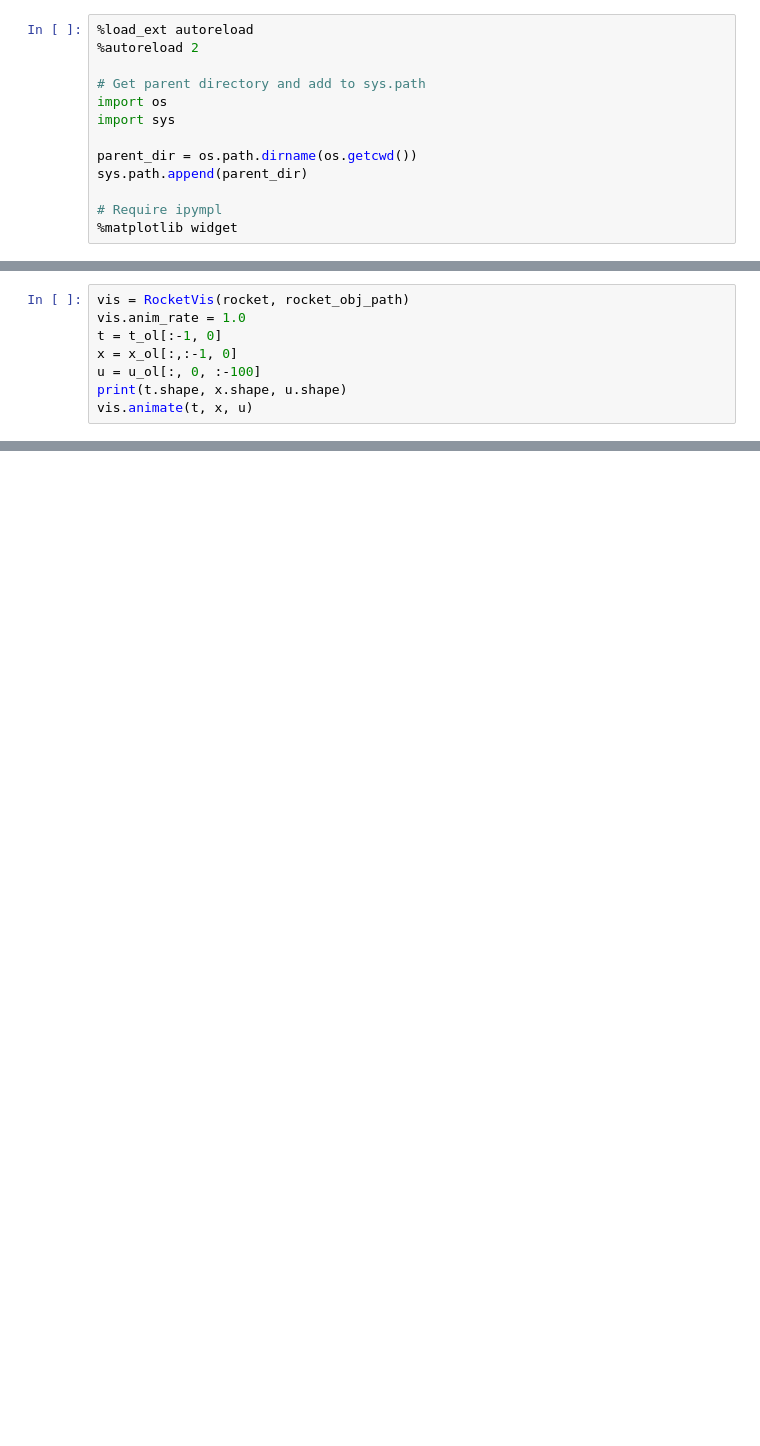
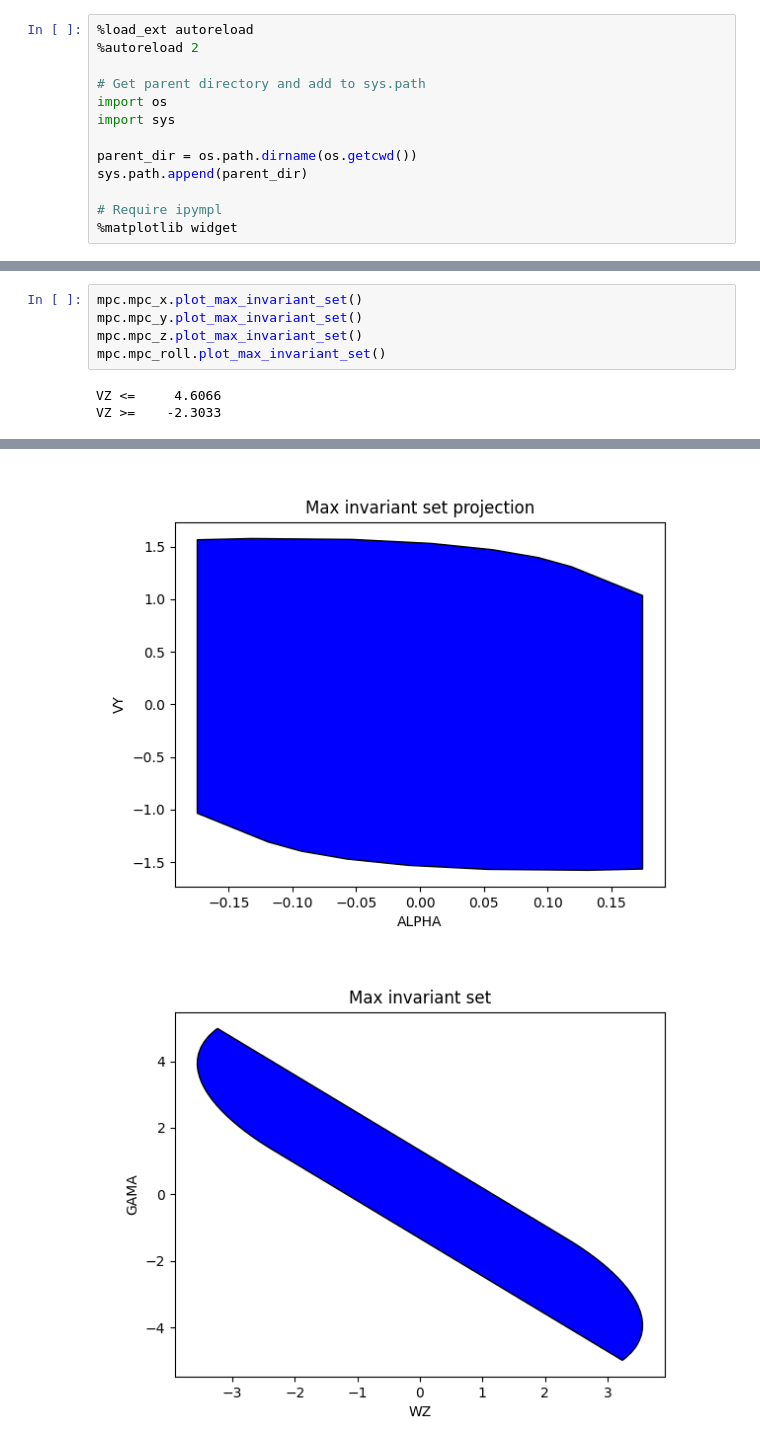
Before and after one commit to jverbois/Model-Predictive-Control-Project, a Jupyter notebook: Deliverable_3_1/Deliverable_3_1.ipynb, the cells around one changed output, grey strips where cells are left out. Cells and saved outputs as stored; diff of their text form; blank space fills up the shorter version.

```diff
--- a/Deliverable_3_1/Deliverable_3_1.ipynb
+++ b/Deliverable_3_1/Deliverable_3_1.ipynb
@@ -239,11 +99,11 @@ AppLayout(children=(HBox(children=(Play(value=0, description='Press play', inter
     N Arrays:   0,
   'thrust_mesh_points': array([[ 0. ,  0. ,  0. ],
          [ 0. ,  0. , -2.5]])}}
-# %%
-vis = RocketVis(rocket, rocket_obj_path)
-vis.anim_rate = 1.0
-t = t_ol[:-1, 0]
-x = x_ol[:,:-1, 0]
-u = u_ol[:, 0, :-100]
-print(t.shape, x.shape, u.shape)
-vis.animate(t, x, u)
+# %%
+mpc.mpc_x.plot_max_invariant_set()
+mpc.mpc_y.plot_max_invariant_set()
+mpc.mpc_z.plot_max_invariant_set()
+mpc.mpc_roll.plot_max_invariant_set()
+# %% [output]
+VZ <=     4.6066
+VZ >=    -2.3033
@@ -249,0 +113,2 @@ vis.animate(t, x, u)
+[figure, added]
+[figure, added]
```
Also changed, not shown: parts of 10 cells of this notebook, 36 other files.
